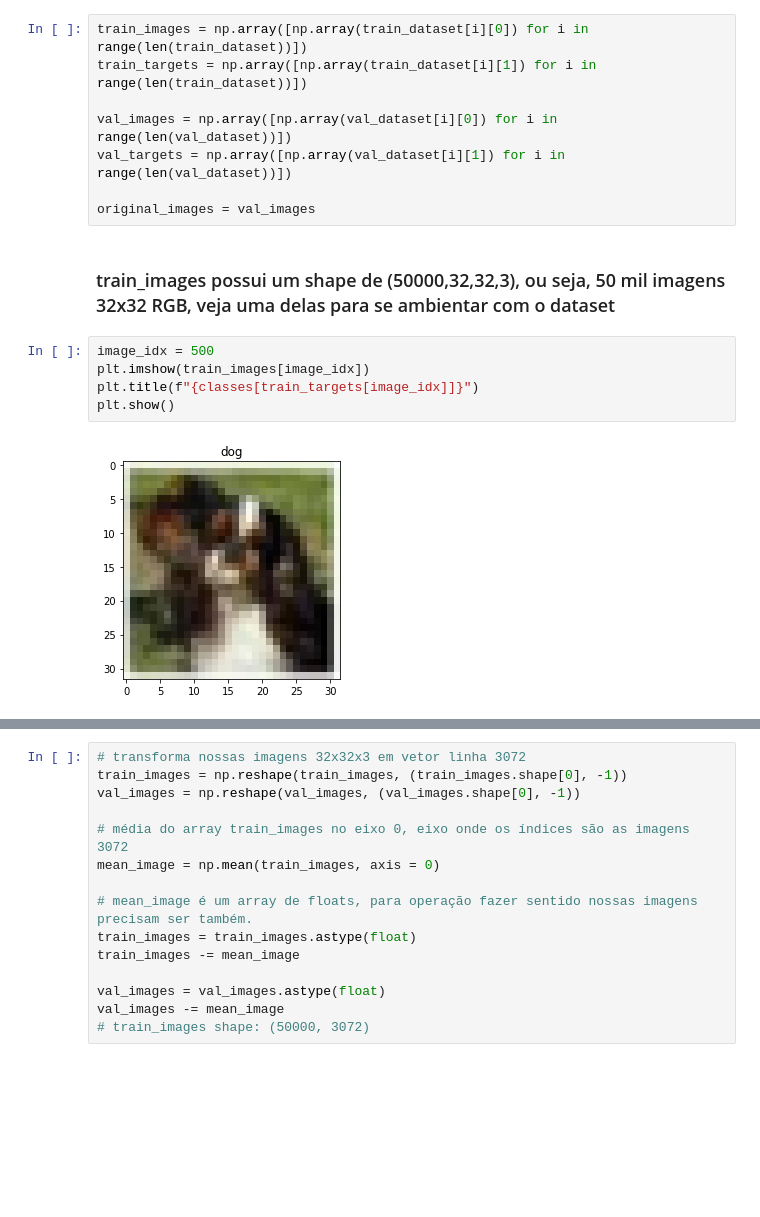
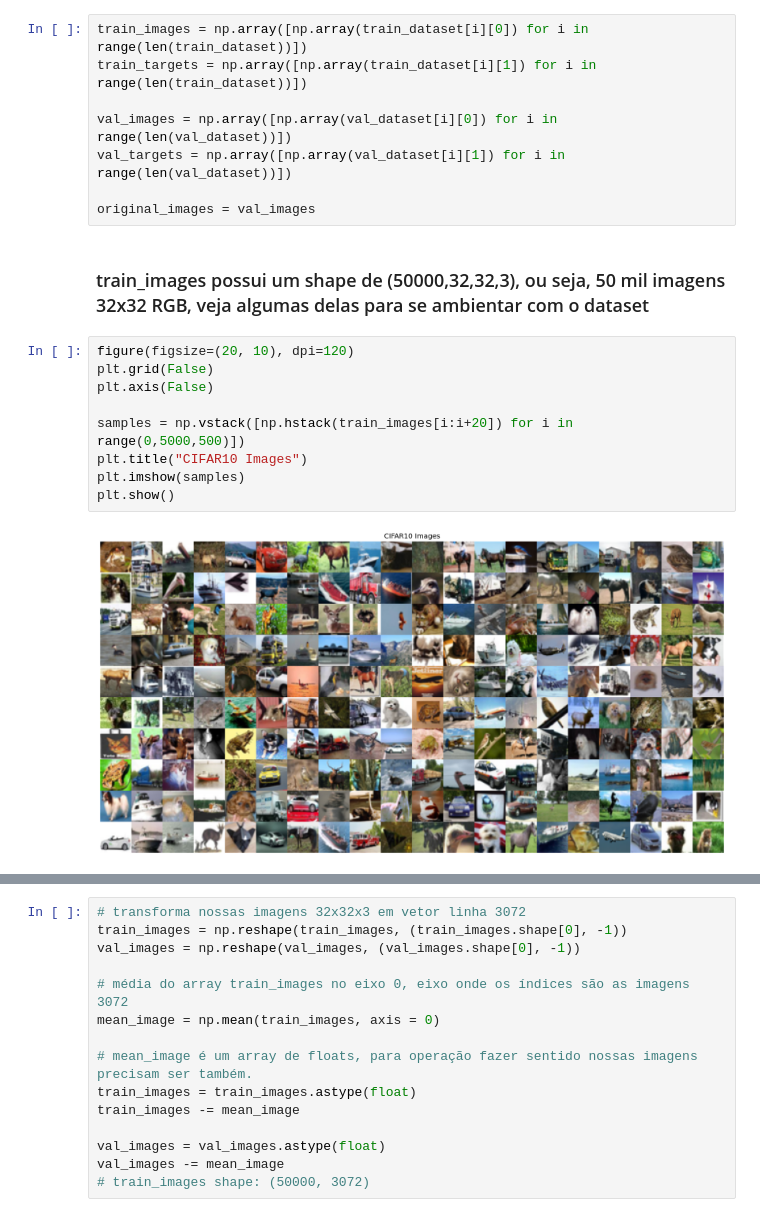
Before and after one commit to GabrielDornelles/modern-computer-vision, a Jupyter notebook: 2-softmax-classifier.ipynb, the cells around one changed output, grey strips where cells are left out. Saved outputs shown, nothing was run; the diff lists cells and outputs as text; blank space fills up the shorter version.

Commit message:
better figures, text and order

```diff
--- a/2-softmax-classifier.ipynb
+++ b/2-softmax-classifier.ipynb
@@ -32,14 +35,18 @@ val_targets = np.array([np.array(val_dataset[i][1]) for i in range(len(val_datas
 
 original_images = val_images
 # %% [markdown]
-### train_images possui um shape de (50000,32,32,3), ou seja, 50 mil imagens 32x32 RGB, veja uma delas para se ambientar com o dataset
+### train_images possui um shape de (50000,32,32,3), ou seja, 50 mil imagens 32x32 RGB, veja algumas delas para se ambientar com o dataset
-# %%
-image_idx = 500
-plt.imshow(train_images[image_idx])
-plt.title(f"{classes[train_targets[image_idx]]}")
-plt.show()
-# %% [output]
-[figure, removed]
+# %%
+figure(figsize=(20, 10), dpi=120)
+plt.grid(False)
+plt.axis(False)
+
+samples = np.vstack([np.hstack(train_images[i:i+20]) for i in range(0,5000,500)])
+plt.title("CIFAR10 Images")
+plt.imshow(samples)
+plt.show()
+# %% [output]
+[figure, added]
 # %% [markdown]
 # Pré processamento
 Muitos algoritmos apresentam melhor desempenho quando o conjunto de dados é simétrico (com média zero).
```
Also changed, not shown: parts of 15 cells of this notebook.
